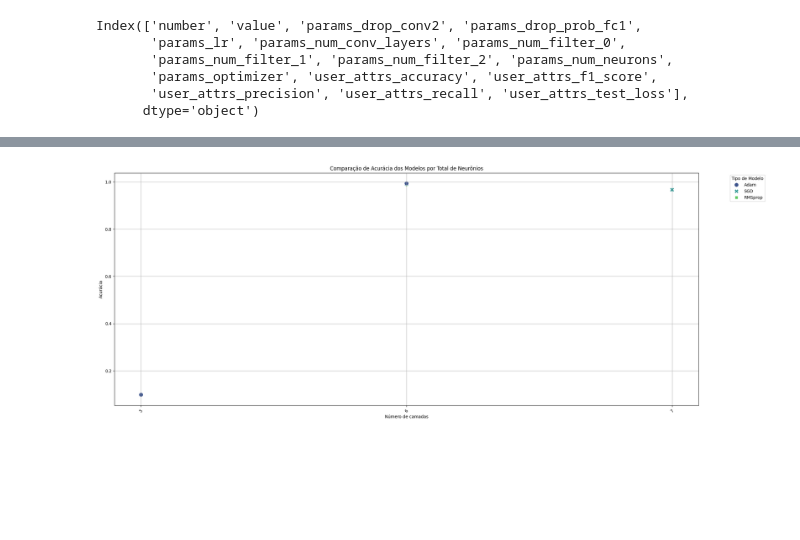
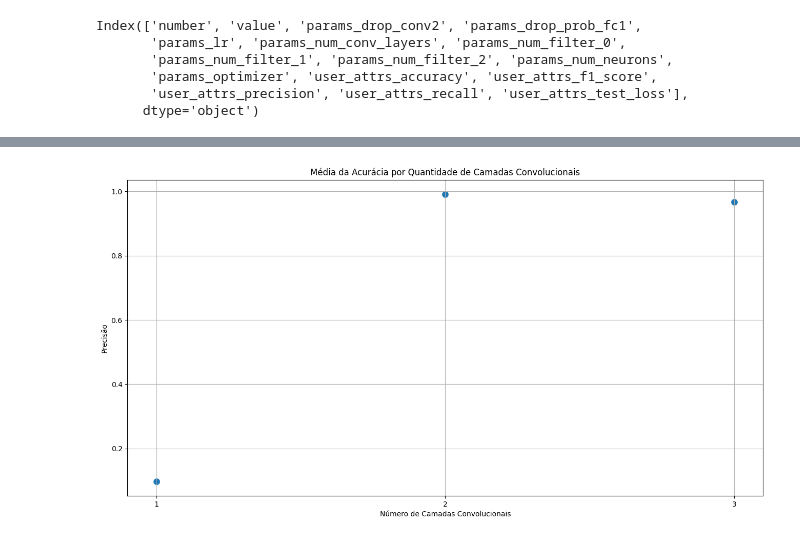
Before and after one commit to GuilhermeMaciel75/Redes_Neurais_p1, a Jupyter notebook: src/CNNPyTorch.ipynb, the cells around one changed output, grey strips where cells are left out. Drawn from its saved outputs; the diff is of its cells as text; code cells hidden in the pictures; blank space fills up the shorter version.

```diff
--- a/src/CNNPyTorch.ipynb
+++ b/src/CNNPyTorch.ipynb
@@ -717,21 +768,17 @@ plt.show()
-# %%
-df['num_layers'] = df['params_num_conv_layers'] + 4 # Qtd de camadas convolucionais + camada de dropout + camada de pooling
-                                                    #   + 2 camadas lineares = Qtd de convolucionais + 4
-
-plt.figure(figsize=(25, 10))
-
-# Plotando o gráfico de dispersão
-sns.scatterplot(data=df, x='num_layers', y='user_attrs_accuracy', hue='params_optimizer', style='params_optimizer',
-                markers=True, palette='viridis', s=100)  # Ajustando o tamanho dos pontos para melhor visualização
-
-# Personalizando o gráfico
-plt.title('Comparação de Acurácia dos Modelos por Total de Neurônios')
-plt.xlabel('Número de camadas')
-plt.ylabel('Acurácia')
-plt.xticks(df['num_layers'].unique(), rotation=45)
-plt.grid(True)
-plt.legend(title='Tipo de Modelo', bbox_to_anchor=(1.05, 1), loc='upper left')  # Movendo a legenda para fora do gráfico
-
-plt.show()
-# %% [output]
-[figure, removed]
+# %%
+data = pd.DataFrame(df.groupby('params_num_conv_layers')['user_attrs_accuracy'].mean().reset_index())
+# %%
+plt.figure(figsize=(16, 8))
+
+sns.scatterplot(data=data, x='params_num_conv_layers', y='user_attrs_accuracy', markers=True,
+                 s=100)
+
+plt.title('Média da Acurácia por Quantidade de Camadas Convolucionais')
+plt.xlabel('Número de Camadas Convolucionais')
+plt.ylabel('Precisão')
+plt.xticks(df['params_num_conv_layers'].unique())
+plt.grid(True)
+
+plt.show()
+# %% [output]
+[figure, added]
```
Also changed, not shown: parts of 6 cells of this notebook.
